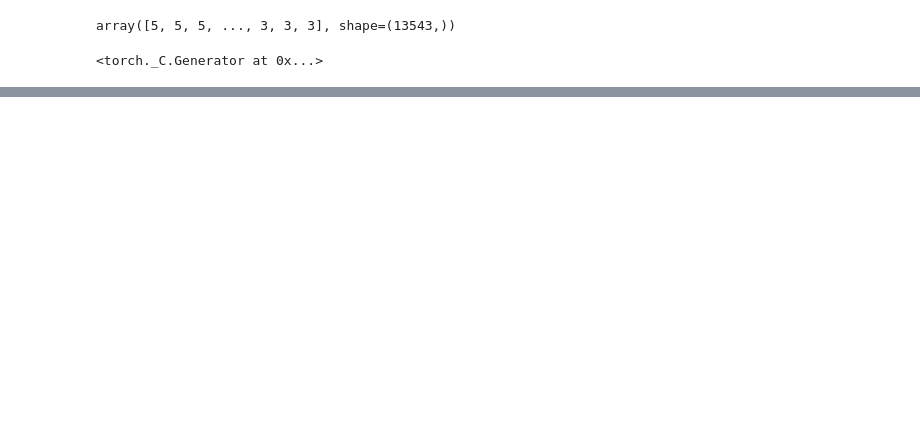
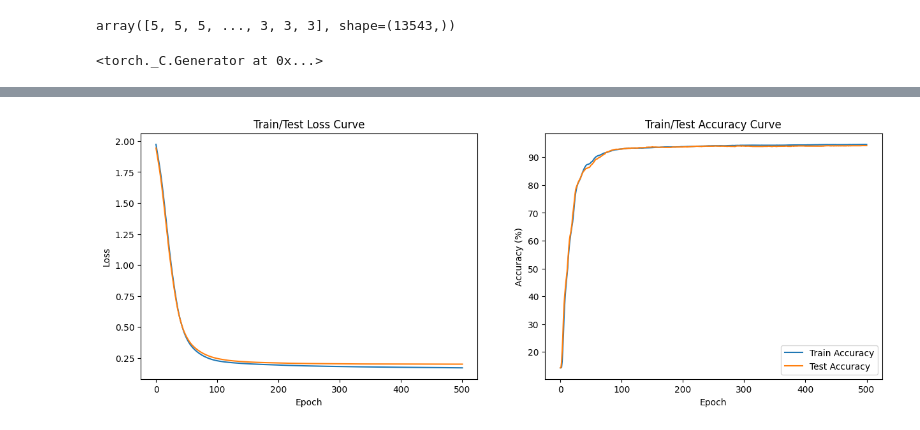
Before and after one commit to BerkayU23/Dry_Bean_Classification, a Jupyter notebook: DryBean_MultiClass.ipynb, the cells around one changed output, grey strips where cells are left out. Drawn from its saved outputs; the diff is of its cells as text; code cells hidden in the pictures; blank space fills up the shorter version.

```diff
--- a/DryBean_MultiClass.ipynb
+++ b/DryBean_MultiClass.ipynb
@@ -187,3 +201,22 @@ Epoch: 500, Loss: 0.17370, Accuracy: 94.510, Test Loss: 0.18520, Test Accuracy:
+# %%
+plt.figure(figsize=(15,5))
+plt.subplot(1, 2, 1)
+plt.plot(train_losses, label = "Train Loss")
+plt.plot(test_losses, label = "Test Loss")
+plt.xlabel("Epoch")
+plt.ylabel("Loss")
+plt.title("Train/Test Loss Curve")
+
+plt.subplot(1, 2, 2)
+plt.plot(train_accuracies, label = "Train Accuracy")
+plt.plot(test_accuracies, label = "Test Accuracy")
+plt.xlabel("Epoch")
+plt.ylabel("Accuracy (%)")
+plt.title("Train/Test Accuracy Curve")
+plt.legend()
+plt.show()
+# %% [output]
+[figure, added]
 # %%
 from torchmetrics.classification import MulticlassConfusionMatrix
 # %%
```
Also changed, not shown: parts of 9 cells of this notebook, 1 other file.
